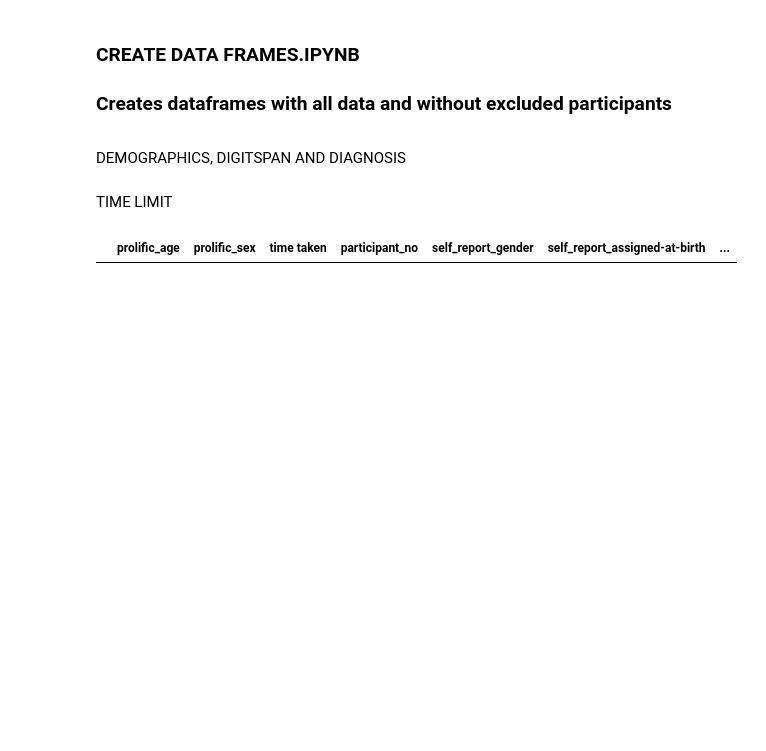
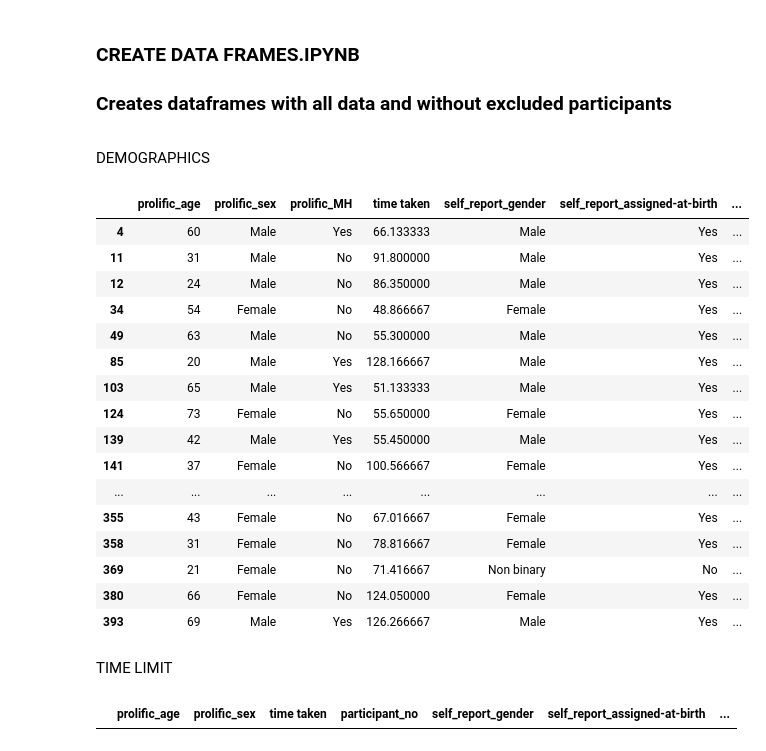
Before and after one commit to emilybagley/disgust_reversal_learning-stage2, a Jupyter notebook: 0_data_cleaning.ipynb, the cells around one changed output. Cells and saved outputs as stored; diff of their text form; code cells hidden in the pictures; blank space fills up the shorter version.

```diff
--- a/0_data_cleaning.ipynb
+++ b/0_data_cleaning.ipynb
@@ -32,5 +32,25 @@ demographics.drop('Unnamed: 0', axis="columns", inplace=True)
 demographics.drop_duplicates(inplace=True)##remove duplicates
 # %%
 excluded_list=[] #create empty list of excluded participants
-# %% [markdown]
-DEMOGRAPHICS, DIGITSPAN AND DIAGNOSIS
+# %% [markdown]
+DEMOGRAPHICS
+# %%
+demographics[demographics.aligns!='True'].dropna() ##dropping those with missing data
+# %% [output]
+|  | prolific_age | prolific_sex | prolific_MH | time taken | self_report_gender | self_report_assigned-at-birth | ... |
+| 4 | 60 | Male | Yes | 66.133333 | Male | Yes | ... |
+| 11 | 31 | Male | No | 91.800000 | Male | Yes | ... |
+| 12 | 24 | Male | No | 86.350000 | Male | Yes | ... |
+| 34 | 54 | Female | No | 48.866667 | Female | Yes | ... |
+| 49 | 63 | Male | No | 55.300000 | Male | Yes | ... |
+| 85 | 20 | Male | Yes | 128.166667 | Male | Yes | ... |
+| 103 | 65 | Male | Yes | 51.133333 | Male | Yes | ... |
+| 124 | 73 | Female | No | 55.650000 | Female | Yes | ... |
+| 139 | 42 | Male | Yes | 55.450000 | Male | Yes | ... |
+| 141 | 37 | Female | No | 100.566667 | Female | Yes | ... |
+| ... | ... | ... | ... | ... | ... | ... | ... |
+| 355 | 43 | Female | No | 67.016667 | Female | Yes | ... |
+| 358 | 31 | Female | No | 78.816667 | Female | Yes | ... |
+| 369 | 21 | Female | No | 71.416667 | Non binary | No | ... |
+| 380 | 66 | Female | No | 124.050000 | Female | Yes | ... |
+| 393 | 69 | Male | Yes | 126.266667 | Male | Yes | ... |
```
Also changed, not shown: parts of 2 cells of this notebook.
